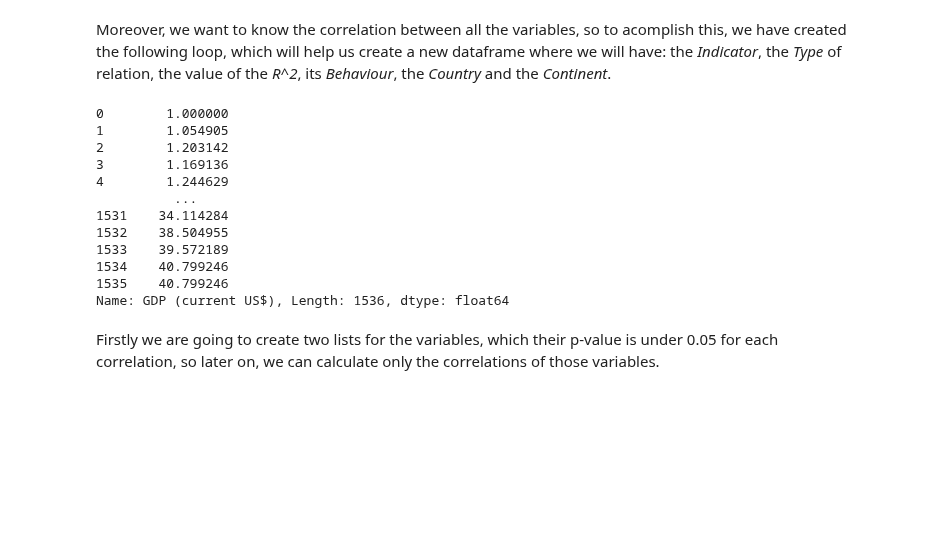
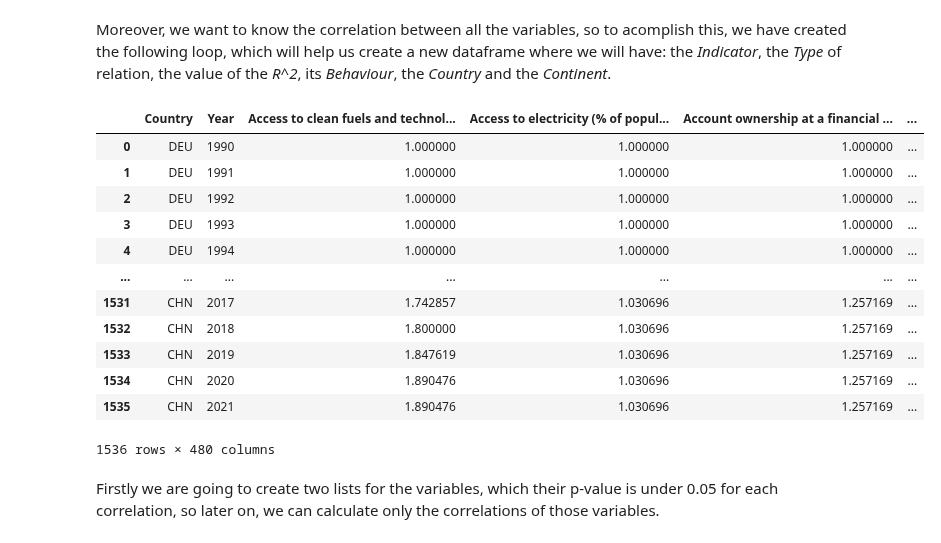
Before and after one commit to devonfw-forge/python-data-driven-decisions, a Jupyter notebook: WDI-Complete code.ipynb, the cells around one changed output. Drawn from its saved outputs; the diff is of its cells as text; code cells hidden in the pictures; blank space fills up the shorter version.

```diff
--- a/WDI-Complete code.ipynb
+++ b/WDI-Complete code.ipynb
@@ -850,20 +850,21 @@ Moreover, we want to know the correlation between all the variables, so to acomp
 # %%
 df= pd.read_csv (os.getcwd()+'/Data/'+'GoldenDataFrame.csv')
 df_study=df[[c for c in df.columns if c in columns]]
-df_study['GDP (current US$)']
+df_study
 # %% [output]
+|  | Country | Year | Access to clean fuels and technol... | Access to electricity (% of popul... | Account ownership at a financial ... | ... |
+| 0 | DEU | 1990 | 1.000000 | 1.000000 | 1.000000 | ... |
+| 1 | DEU | 1991 | 1.000000 | 1.000000 | 1.000000 | ... |
+| 2 | DEU | 1992 | 1.000000 | 1.000000 | 1.000000 | ... |
+| 3 | DEU | 1993 | 1.000000 | 1.000000 | 1.000000 | ... |
+| 4 | DEU | 1994 | 1.000000 | 1.000000 | 1.000000 | ... |
+| ... | ... | ... | ... | ... | ... | ... |
+| 1531 | CHN | 2017 | 1.742857 | 1.030696 | 1.257169 | ... |
+| 1532 | CHN | 2018 | 1.800000 | 1.030696 | 1.257169 | ... |
+| 1533 | CHN | 2019 | 1.847619 | 1.030696 | 1.257169 | ... |
+| 1534 | CHN | 2020 | 1.890476 | 1.030696 | 1.257169 | ... |
+| 1535 | CHN | 2021 | 1.890476 | 1.030696 | 1.257169 | ... |
-0        1.000000
-1        1.054905
-2        1.203142
-3        1.169136
-4        1.244629
-          ...
-1531    34.114284
-1532    38.504955
-1533    39.572189
-1534    40.799246
-1535    40.799246
-Name: GDP (current US$), Length: 1536, dtype: float64
+1536 rows × 480 columns
 # %% [markdown]
 Firstly we are going to create two lists for the variables, which their p-value is under 0.05 for each correlation, so later on, we can calculate only the correlations of those variables.
 # %%
```
Also changed, not shown: parts of 5 cells of this notebook.
